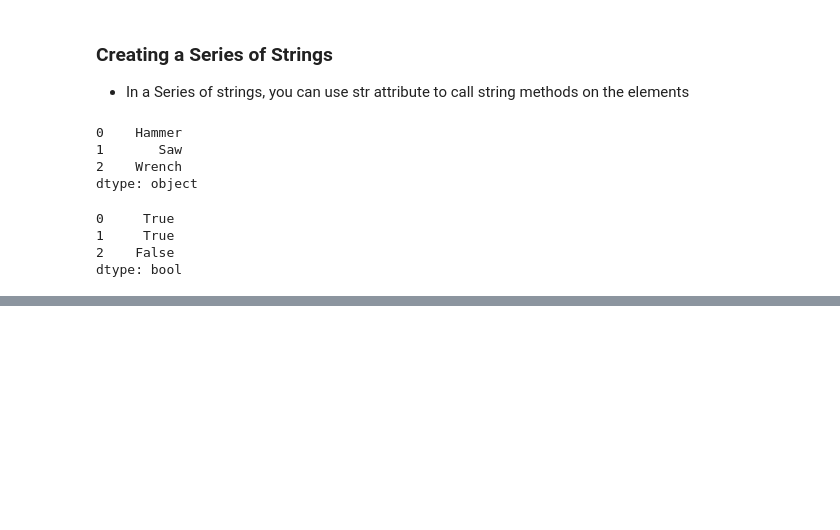
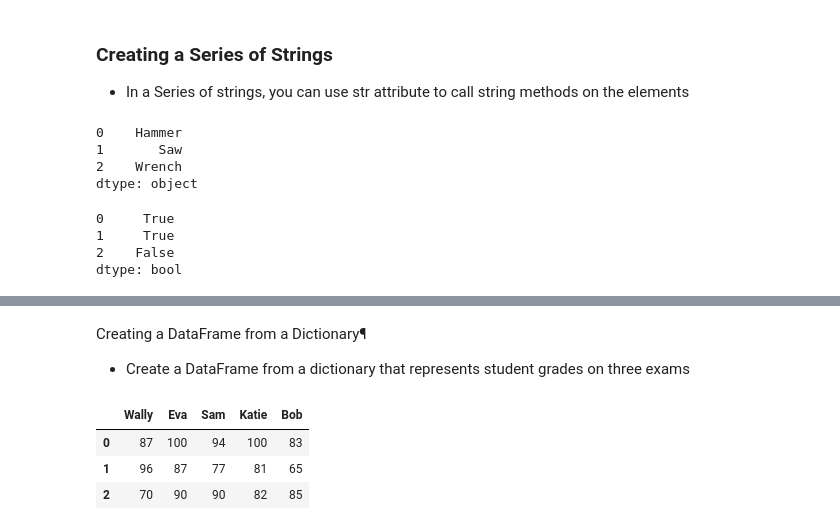
Before and after one commit to OlegZas/Python, a Jupyter notebook: PythonClass/ML and DataScience CS121/ch 7 NumPy_and_Arrays.ipynb, the cells around one changed output, grey strips where cells are left out. Cells and saved outputs as stored; diff of their text form; code cells hidden in the pictures; blank space fills up the shorter version.

```diff
--- a/PythonClass/ML and DataScience CS121/ch 7 NumPy_and_Arrays.ipynb
+++ b/PythonClass/ML and DataScience CS121/ch 7 NumPy_and_Arrays.ipynb
@@ -839,0 +849,8 @@ dtype: object
+# %% [markdown]
+Creating a DataFrame from a Dictionary¶
+- Create a DataFrame from a dictionary that represents student grades on three exams
+# %%
+import pandas as pd
+grades_dict = {'Wally': [87, 96, 70], 'Eva': [100, 87, 90],
+               'Sam': [94, 77, 90], 'Katie': [100, 81, 82],
+               'Bob': [83, 65, 85]}
@@ -839,0 +859,7 @@ dtype: object
+# %%
+grades
+# %% [output]
+|  | Wally | Eva | Sam | Katie | Bob |
+| 0 | 87 | 100 | 94 | 100 | 83 |
+| 1 | 96 | 87 | 77 | 81 | 65 |
+| 2 | 70 | 90 | 90 | 82 | 85 |
```
Also changed, not shown: parts of 69 cells of this notebook.
